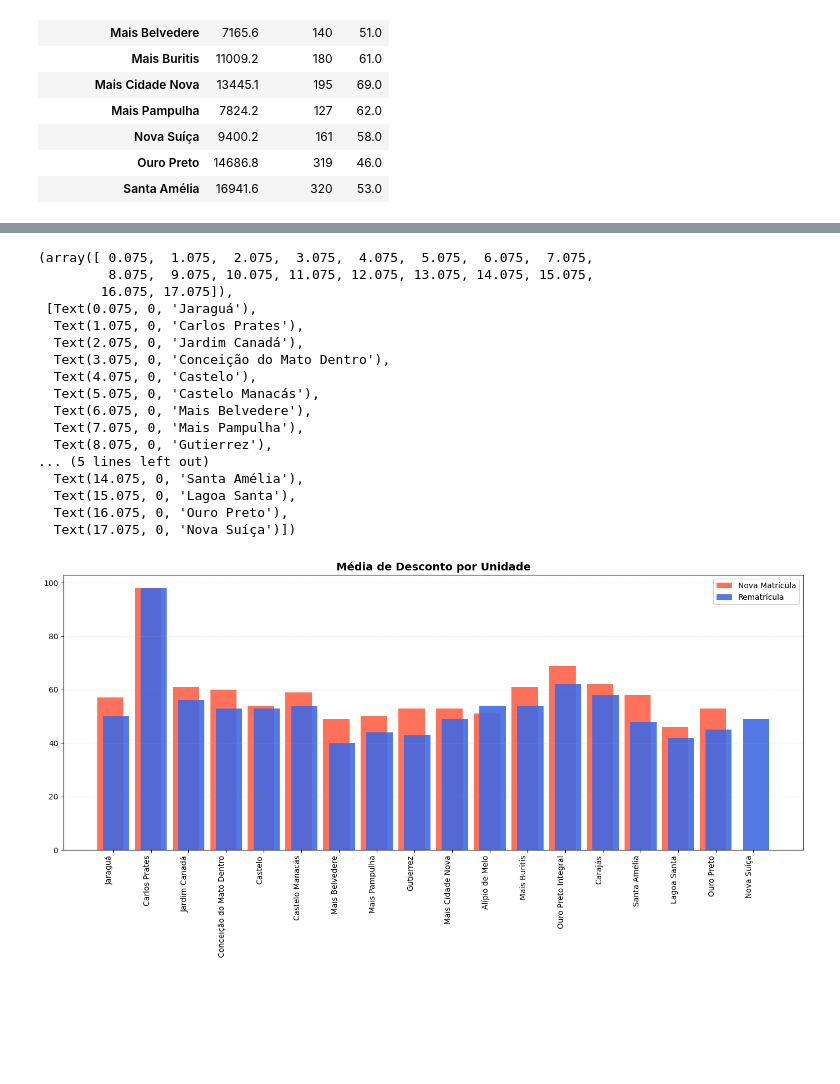
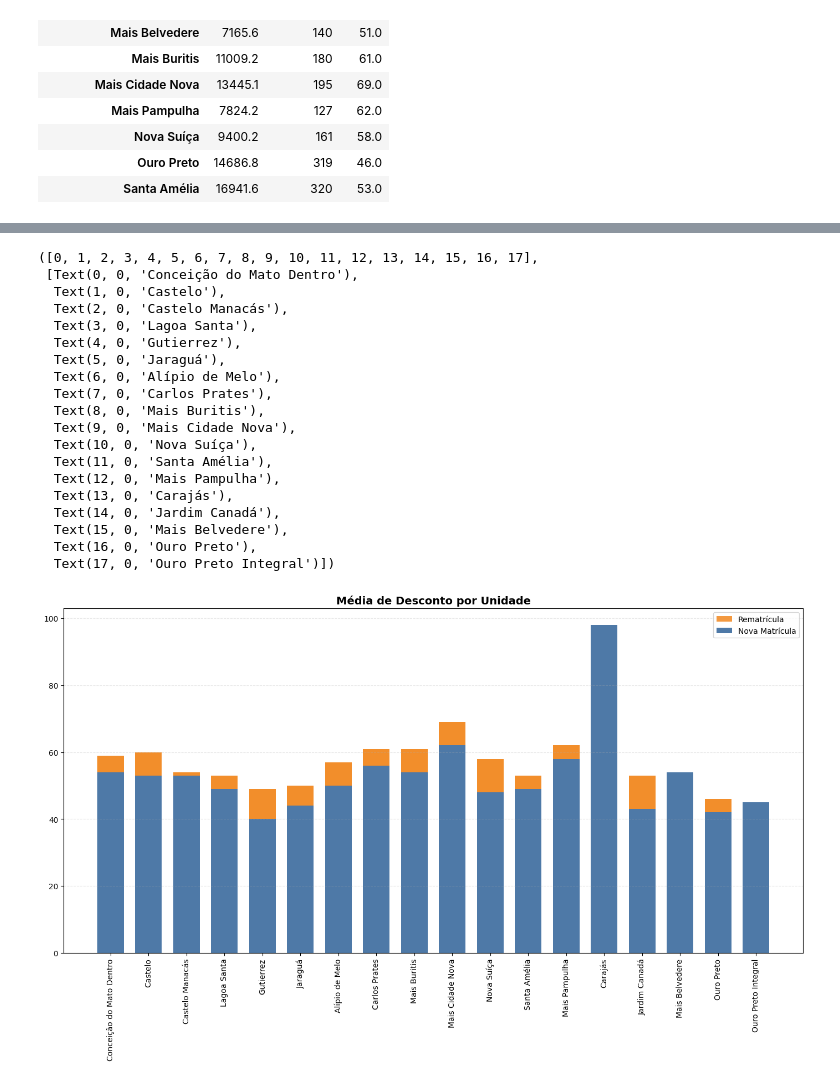
Before and after one commit to ThalesMelo1/Coleguium-Entrevista, a Jupyter notebook: Code/Análise_3.ipynb, the cells around one changed output, grey strips where cells are left out. Drawn from its saved outputs; the diff is of its cells as text; code cells hidden in the pictures; blank space fills up the shorter version.

Commit message:
Plot realmente correto

```diff
--- a/Code/Análise_3.ipynb
+++ b/Code/Análise_3.ipynb
@@ -200,3 +202,7 @@ médiaNovaMatrícula
 | Nova Suíça | 9400.2 | 161 | 58.0 |
 | Ouro Preto | 14686.8 | 319 | 46.0 |
 | Santa Amélia | 16941.6 | 320 | 53.0 |
+# %%
+plt1 = rematrícula.merge(médiaRematrícula, on = 'Unidade', how = 'left')
+plt2 = novaMatrícula.merge(médiaNovaMatrícula, on = 'Unidade', how = 'left')
+plt1
@@ -203,39 +223,34 @@ médiaNovaMatrícula
 # %%
-x = np.arange(len(escolas1))
-y = np.arange(len(escolas2))
-bar_width = 0.6
-overlap = 0.15
+fig = plt.subplots(figsize=(14, 7))
 
-fig, ax = plt.subplots(figsize=(14, 7))
+plt.bar(plt2['Unidade'], plt2['média'], color='#F28E2B', alpha = 0.9, label='Rematrícula', width=0.7)
 
-ax.bar(x, médiaNovaMatrícula['média'], color='tomato', alpha=0.9, label='Nova Matrícula', width=0.7)
+plt.bar(plt1['Unidade'], plt1['média'], color='#4E79A7', label='Nova Matrícula', width=0.7)
 
-ax.bar(y + overlap, médiaRematrícula['média'], color='royalblue', alpha=0.9, label='Rematrícula', width=0.7)
-
-ax.set_xticks(y + overlap/2)
-ax.set_xticklabels(escolas2, rotation=45, ha='right')
 plt.grid(axis='y', linestyle='--', alpha=0.3)
 plt.yticks(fontsize=10)
 plt.title('Média de Desconto por Unidade', fontsize=14, weight='bold')
 plt.tight_layout()
 plt.legend()
 plt.xticks(rotation=90)
 # %% [output]
-(array([ 0.075,  1.075,  2.075,  3.075,  4.075,  5.075,  6.075,  7.075,
-         8.075,  9.075, 10.075, 11.075, 12.075, 13.075, 14.075, 15.075,
-        16.075, 17.075]),
- [Text(0.075, 0, 'Jaraguá'),
-  Text(1.075, 0, 'Carlos Prates'),
-  Text(2.075, 0, 'Jardim Canadá'),
-  Text(3.075, 0, 'Conceição do Mato Dentro'),
-  Text(4.075, 0, 'Castelo'),
-  Text(5.075, 0, 'Castelo Manacás'),
-  Text(6.075, 0, 'Mais Belvedere'),
-  Text(7.075, 0, 'Mais Pampulha'),
-  Text(8.075, 0, 'Gutierrez'),
-... (5 lines left out)
-  Text(14.075, 0, 'Santa Amélia'),
-  Text(15.075, 0, 'Lagoa Santa'),
-  Text(16.075, 0, 'Ouro Preto'),
-  Text(17.075, 0, 'Nova Suíça')])
+([0, 1, 2, 3, 4, 5, 6, 7, 8, 9, 10, 11, 12, 13, 14, 15, 16, 17],
+ [Text(0, 0, 'Conceição do Mato Dentro'),
+  Text(1, 0, 'Castelo'),
+  Text(2, 0, 'Castelo Manacás'),
+  Text(3, 0, 'Lagoa Santa'),
+  Text(4, 0, 'Gutierrez'),
+  Text(5, 0, 'Jaraguá'),
+  Text(6, 0, 'Alípio de Melo'),
+  Text(7, 0, 'Carlos Prates'),
+  Text(8, 0, 'Mais Buritis'),
+  Text(9, 0, 'Mais Cidade Nova'),
+  Text(10, 0, 'Nova Suíça'),
+  Text(11, 0, 'Santa Amélia'),
+  Text(12, 0, 'Mais Pampulha'),
+  Text(13, 0, 'Carajás'),
+  Text(14, 0, 'Jardim Canadá'),
+  Text(15, 0, 'Mais Belvedere'),
+  Text(16, 0, 'Ouro Preto'),
+  Text(17, 0, 'Ouro Preto Integral')])
-[figure, old version]
+[figure, new version]
```
Also changed, not shown: parts of 2 cells of this notebook.
